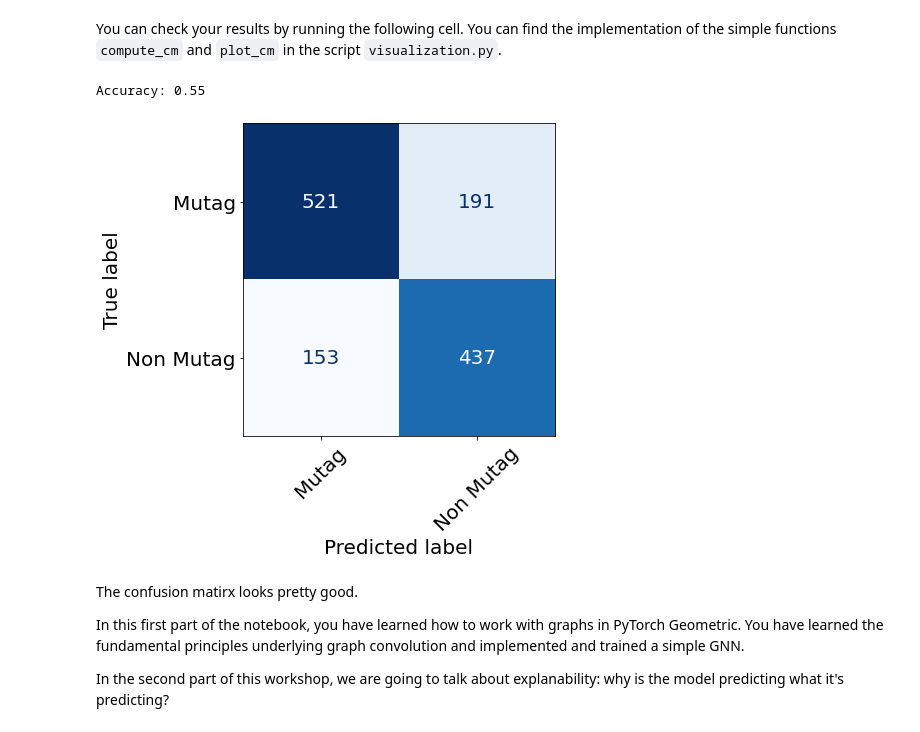
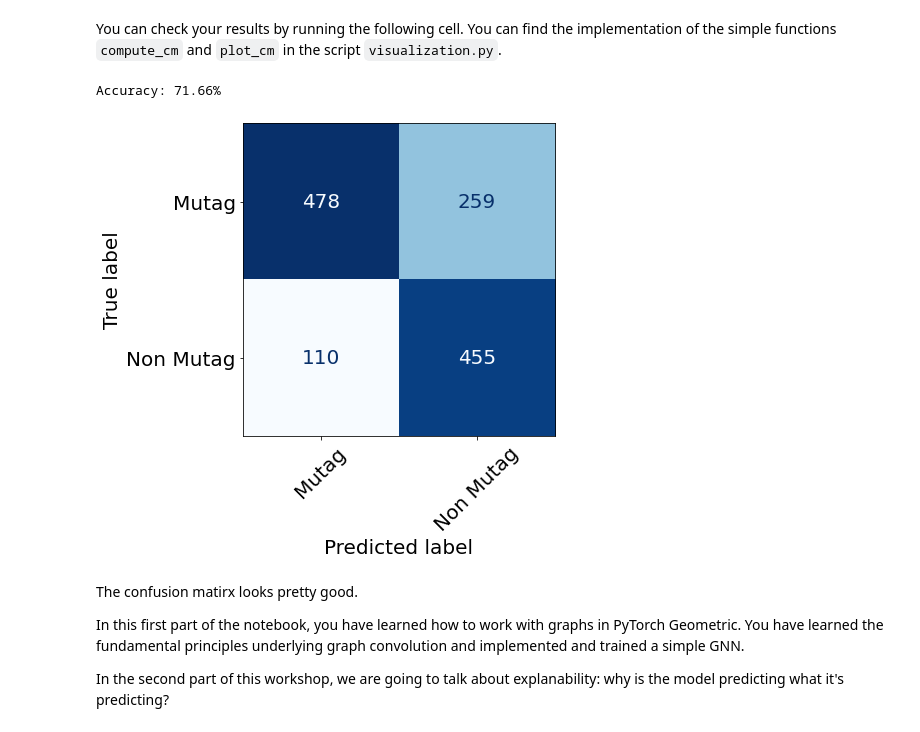
Before and after one commit to VisiumCH/AMLD-2021-Graphs, a Jupyter notebook: notebooks/workshop_notebook.ipynb, the cells around one changed output. Drawn from its saved outputs; the diff is of its cells as text; code cells hidden in the pictures.

```diff
--- a/notebooks/workshop_notebook.ipynb
+++ b/notebooks/workshop_notebook.ipynb
@@ -777,14 +376,14 @@ class GNN(torch.nn.Module):
         self.hidden_dim = hidden_dim
 
         # Implement me!
-        self.conv1 =
-        self.conv2 =
-        self.conv3 =
-        self.conv4 =
-        self.conv5 =
+        self.conv1 = ...
+        self.conv2 = ...
+        self.conv3 = ...
+        self.conv4 = ...
+        self.conv5 = ...
 
         # Implement me!
-        self.fc1 =
+        self.fc1 = ...
         self.fc2 = Linear(hidden_dim, num_classes)
 
         self.readout = LogSoftmax(dim=-1)
@@ -792,10 +391,8 @@ class GNN(torch.nn.Module):
     def forward(self, x, edge_index, batch):
         x = F.relu(self.conv1(x, edge_index))
         # Implement me!
-        x =
-        x =
-        x =
-        x =
+        ...
+        ...
         x = global_add_pool(x, batch)
         x = F.relu(self.fc1(x))
         x = F.dropout(x, p=0.5, training=self.training)
@@ -948,19 +546,17 @@ from sklearn.metrics import confusion_matrix, ConfusionMatrixDisplay
 # %% [markdown]
 You can check your results by running the following cell. You can find the implementation of the simple functions `compute_cm` and `plot_cm` in the script `visualization.py`.
 # %%
-from sklearn.metrics import confusion_matrix, ConfusionMatrixDisplay
+from src import compute_cm, plot_cm
+
+print(f"Accuracy: {compute_accuracy(model, loader_test):.2%}""")
 
 # Compute cm
 cm = compute_cm(model, loader_test)
-
 # Plot cm
 plot_cm(cm)
-
-print(f"""Accuracy: {round(((y_true.flatten().cpu() == y_pred.cpu()).sum() /
-                            len(y_pred)).item(), 2)}""")
 # %% [output]
-Accuracy: 0.55
+Accuracy: 71.66%
-[figure, old version]
+[figure, new version]
 # %% [markdown]
 The confusion matirx looks pretty good.
 
```
Also changed, not shown: parts of 28 cells of this notebook.
